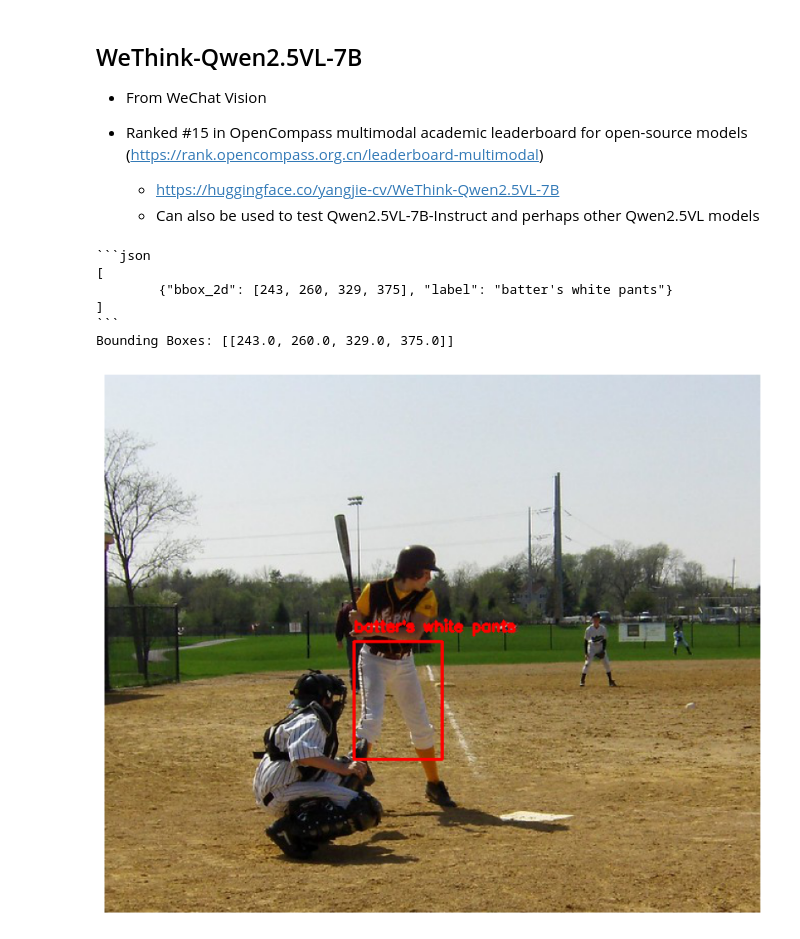
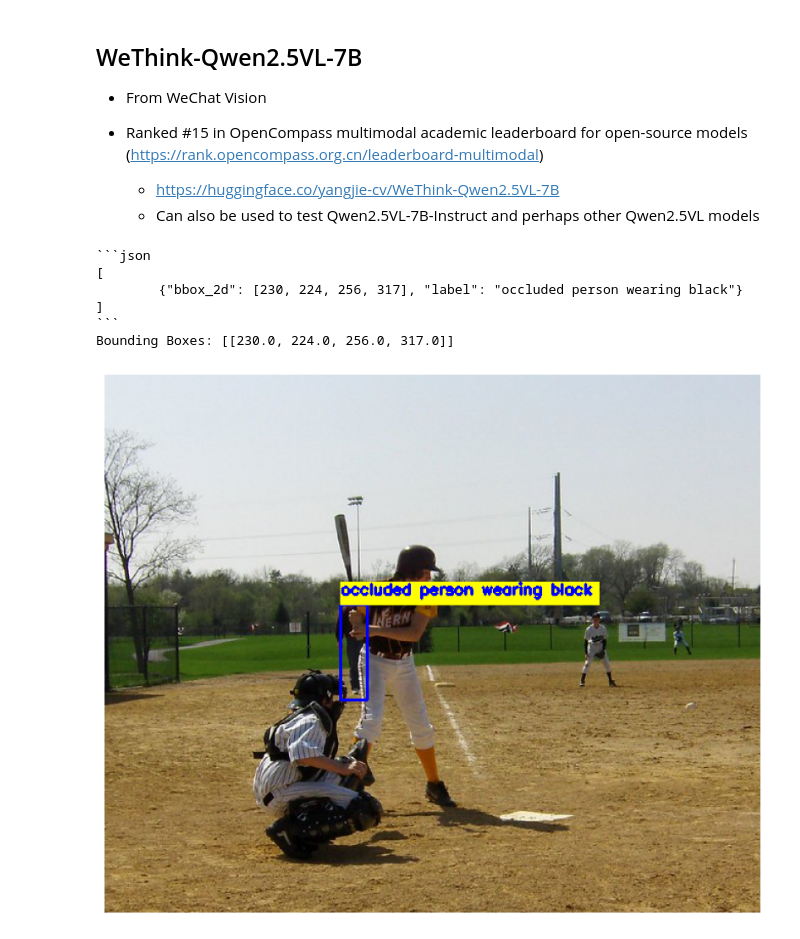
Before and after one commit to earl-juanico/rca, a Jupyter notebook: exploratory/Test-WeThink.ipynb, the cells around one changed output. Drawn from its saved outputs; the diff is of its cells as text; code cells hidden in the pictures.

Commit message:
Improved bbox visibility in Test-Wethink.ipynb

````diff
--- a/exploratory/Test-WeThink.ipynb
+++ b/exploratory/Test-WeThink.ipynb
@@ -172,7 +172,7 @@ device = 'cuda:4'
 model, processor = get_model_processor(model_dir, device)
 
 
-cls = "batter's white pants"
+cls = "occluded person wearing black"
 model.threshold = None #-1.5      #-2.5#-2.0 #-0.4 #-3.5 #-1.5
 
 text = f'Give the normalized bounding box coordinates in the format [x1, y1, x2, y2] of all instances of {cls} in the image'
@@ -198,35 +198,38 @@ for match in matches:
     nums = [x for x in match if x != '']
     if len(nums) == 4:
         bounding_boxes.append([float(x) for x in nums])
 
 #bounding_boxes = [[int(coord) for coord in match] for match in matches]
 print(f'Bounding Boxes: {bounding_boxes}')
 
 # Visualize using cv2
 # Load the original image for visualization
 image_from_url = requests.get(url)
 orig_img = Image.open(io.BytesIO(image_from_url.content)).convert('RGB')
 img_cv = np.array(orig_img)  # HWC, RGB
 for box in bounding_boxes:
     h, w, _ = img_cv.shape
     # Check if all coordinates are normalized (<= 1.0)
     if all(coord <= 1.0 for coord in box):
         x1, y1, x2, y2 = [int(coord * dim) for coord, dim in zip(box, [w, h, w, h])]
     else:
         x1, y1, x2, y2 = [int(coord) for coord in box]
     # Draw the bounding box and label on the image
-    cv2.rectangle(img_cv, (x1, y1), (x2, y2), (255, 0, 0), 2)
-    cv2.putText(img_cv, cls, (x1, y1 - 10), cv2.FONT_HERSHEY_SIMPLEX, 0.5, (255, 0, 0), 2)
+    cv2.rectangle(img_cv, (x1, y1), (x2, y2), (0, 0, 255), 2) # blue rectangle
+    (text_width, text_height), _ = cv2.getTextSize(cls, cv2.FONT_HERSHEY_SIMPLEX, 0.5, 2)
+    box_coords = ((x1, y1), (x1 + text_width + 5, y1 - 10 - text_height))
+    cv2.rectangle(img_cv, box_coords[0], box_coords[1], (255,255,0), cv2.FILLED)  # yellow rectangle
+    cv2.putText(img_cv, cls, (x1, y1 - 10), cv2.FONT_HERSHEY_SIMPLEX, 0.5, (0, 0, 255), 2) # blue
 
 plt.figure(figsize=(10, 10))
 plt.imshow(img_cv)
 plt.axis('off')
 plt.show()
 # %% [output]
 ```json
 [
-        {"bbox_2d": [243, 260, 329, 375], "label": "batter's white pants"}
+        {"bbox_2d": [230, 224, 256, 317], "label": "occluded person wearing black"}
 ]
 ```
-Bounding Boxes: [[243.0, 260.0, 329.0, 375.0]]
+Bounding Boxes: [[230.0, 224.0, 256.0, 317.0]]
-[figure, old version]
+[figure, new version]
````
